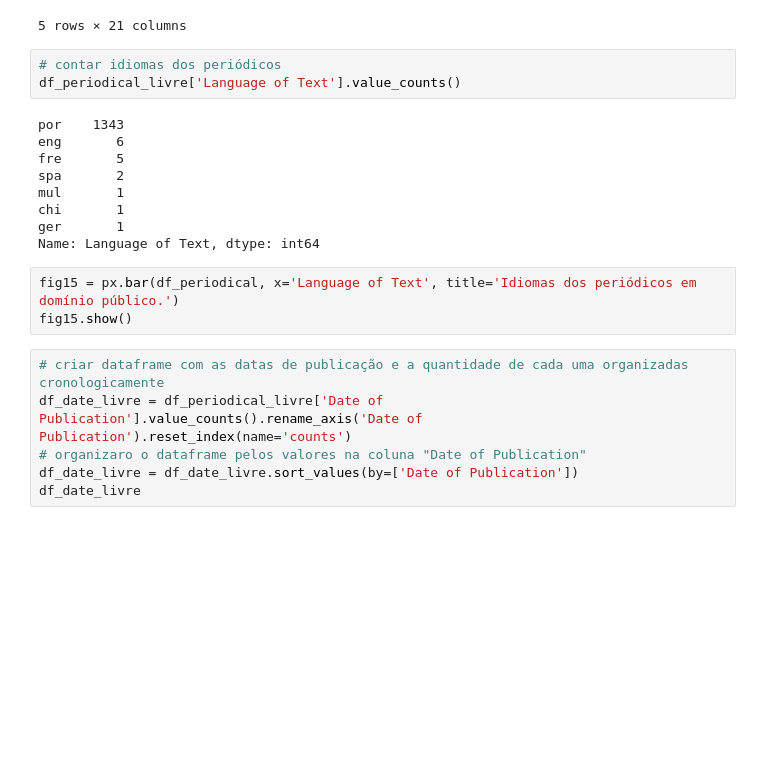
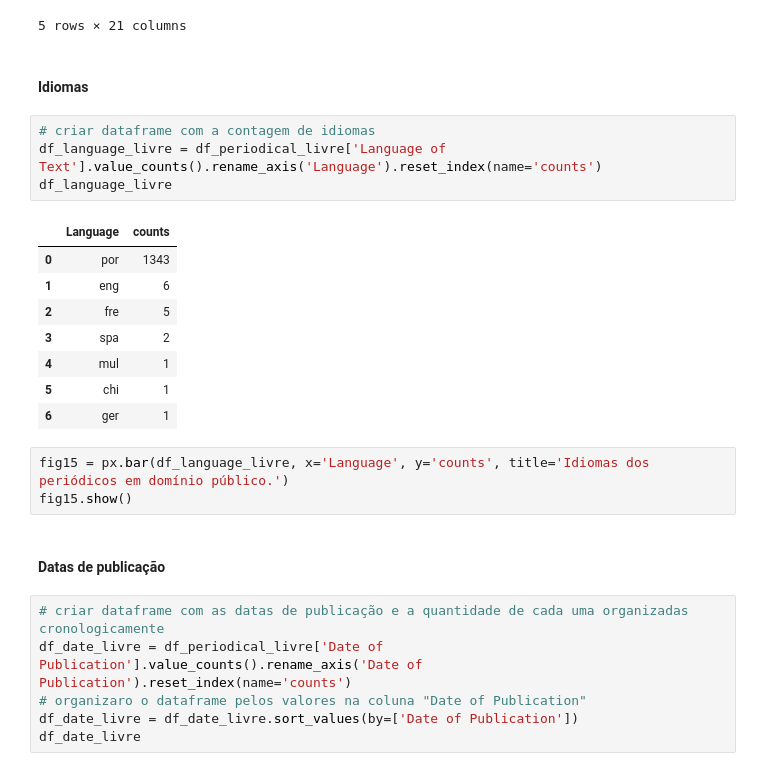
Before and after one commit to ericbrasiln/hemdig-framework, a Jupyter notebook: repositorios/BND-PT/escopo.ipynb, the cells around one changed output. Cells and saved outputs as stored; diff of their text form; blank space fills up the shorter version.

```diff
--- a/repositorios/BND-PT/escopo.ipynb
+++ b/repositorios/BND-PT/escopo.ipynb
@@ -556,21 +592,26 @@ df_periodical_livre.head()
 | 230 | 90413 | Periodical | NaN | NaN | por | NaN | ... |
 | 231 | 90414 | Periodical | NaN | NaN | por | NaN | ... |
 5 rows × 21 columns
+# %% [markdown]
+#### Idiomas
 # %%
-# contar idiomas dos periódicos
-df_periodical_livre['Language of Text'].value_counts()
+# criar dataframe com a contagem de idiomas
+df_language_livre = df_periodical_livre['Language of Text'].value_counts().rename_axis('Language').reset_index(name='counts')
+df_language_livre
 # %% [output]
-por    1343
-eng       6
-fre       5
-spa       2
-mul       1
-chi       1
-ger       1
-Name: Language of Text, dtype: int64
+|  | Language | counts |
+| 0 | por | 1343 |
+| 1 | eng | 6 |
+| 2 | fre | 5 |
+| 3 | spa | 2 |
+| 4 | mul | 1 |
+| 5 | chi | 1 |
+| 6 | ger | 1 |
 # %%
-fig15 = px.bar(df_periodical, x='Language of Text', title='Idiomas dos periódicos em domínio público.')
+fig15 = px.bar(df_language_livre, x='Language', y='counts', title='Idiomas dos periódicos em domínio público.')
 fig15.show()
+# %% [markdown]
+#### Datas de publicação
 # %%
 # criar dataframe com as datas de publicação e a quantidade de cada uma organizadas cronologicamente
 df_date_livre = df_periodical_livre['Date of Publication'].value_counts().rename_axis('Date of Publication').reset_index(name='counts')
```
Also changed, not shown: parts of 47 cells of this notebook, 2 other files.
